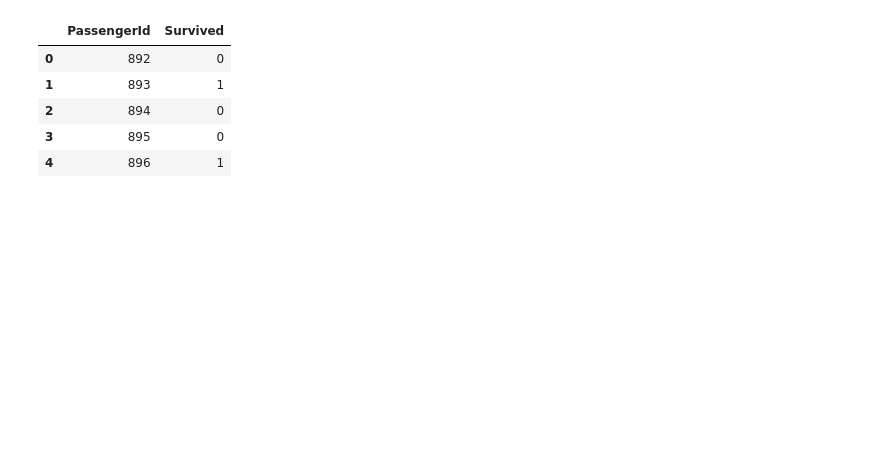
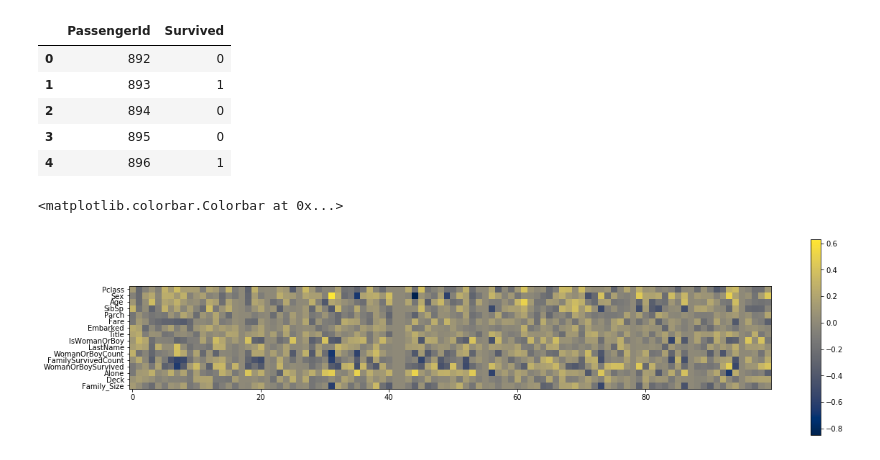
Before and after one commit to grwkremilek/Kaggle, a Jupyter notebook: titanic/models/titanicmlpclassifier.ipynb, the cells around one changed output. Drawn from its saved outputs; the diff is of its cells as text; code cells hidden in the pictures; blank space fills up the shorter version.

Commit message:
titanic: MLP Classifier: coeff visualization

```diff
--- a/titanic/models/titanicmlpclassifier.ipynb
+++ b/titanic/models/titanicmlpclassifier.ipynb
@@ -114,3 +118,14 @@ submission.head()
 | 2 | 894 | 0 |
 | 3 | 895 | 0 |
 | 4 | 896 | 1 |
+# %%
+# visualize the weights that were learned connecting the input to the first hidden layer
+#the rows correspond to the input features, the columns correspond to the hidden units
+
+plt.figure(figsize=(20, 5))
+plt.imshow(mlp.coefs_[0], interpolation='none', cmap='cividis')
+plt.yticks(range(len(train.columns[1:])), list(train.columns[1:]))
+plt.colorbar()
+# %% [output]
+<matplotlib.colorbar.Colorbar at 0x...>
+[figure, added]
```
Also changed, not shown: parts of 4 cells of this notebook.
